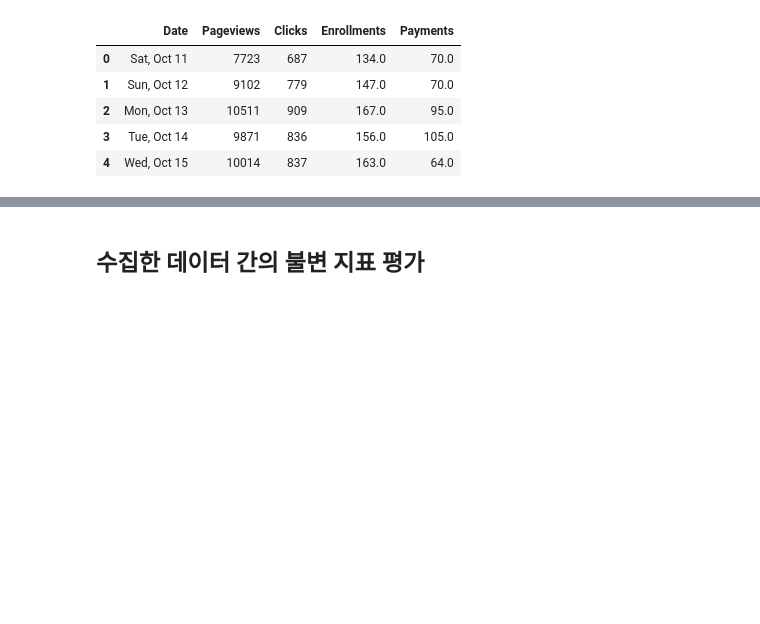
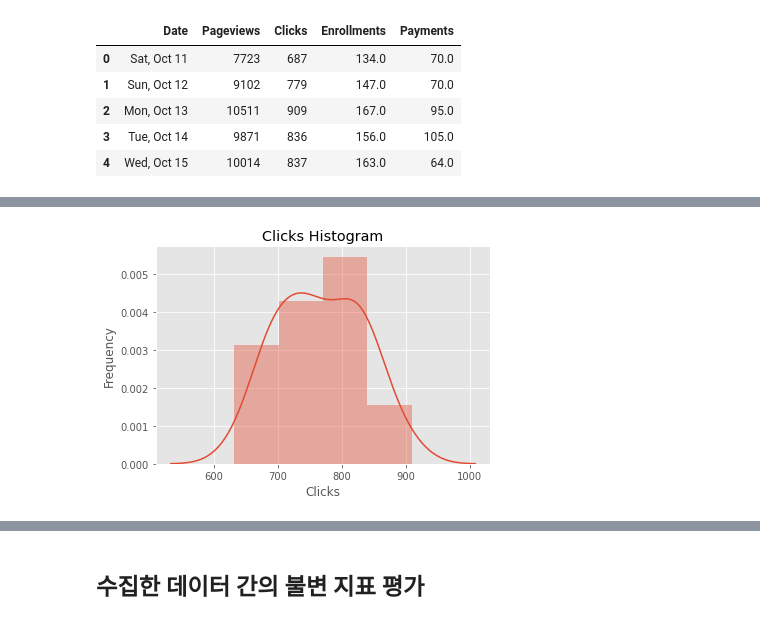
Before and after one commit to GGpark1/A-B-testing, a Jupyter notebook: A_B_test_project.ipynb, the cells around one changed output, grey strips where cells are left out. Cells and saved outputs as stored; diff of their text form; code cells hidden in the pictures; blank space fills up the shorter version.

```diff
--- a/A_B_test_project.ipynb
+++ b/A_B_test_project.ipynb
@@ -238,0 +258,4 @@ control.head()
+# %%
+print_dist(control, 'Clicks')
+# %% [output]
+[figure, added]
```
Also changed, not shown: parts of 27 cells of this notebook, 1 other file.
